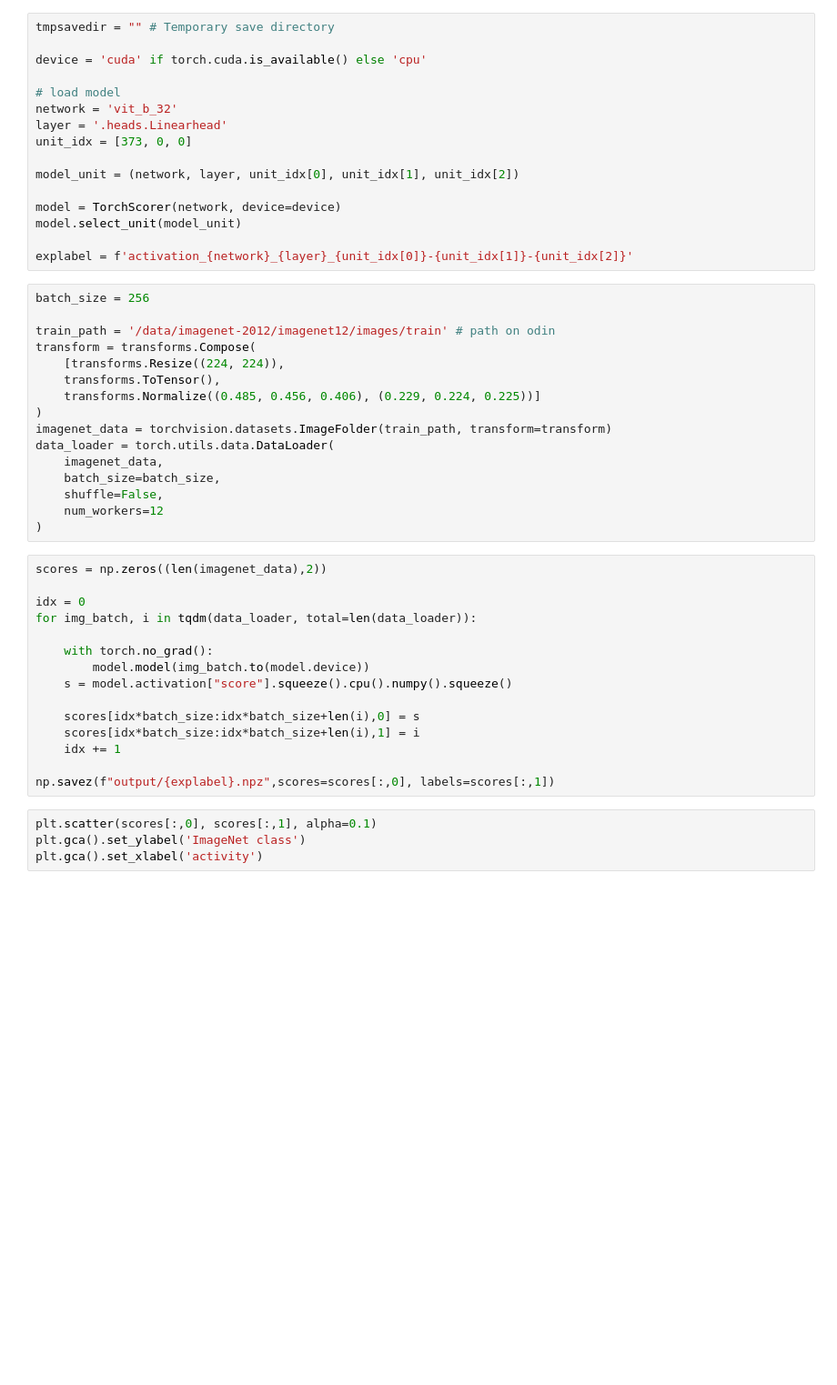
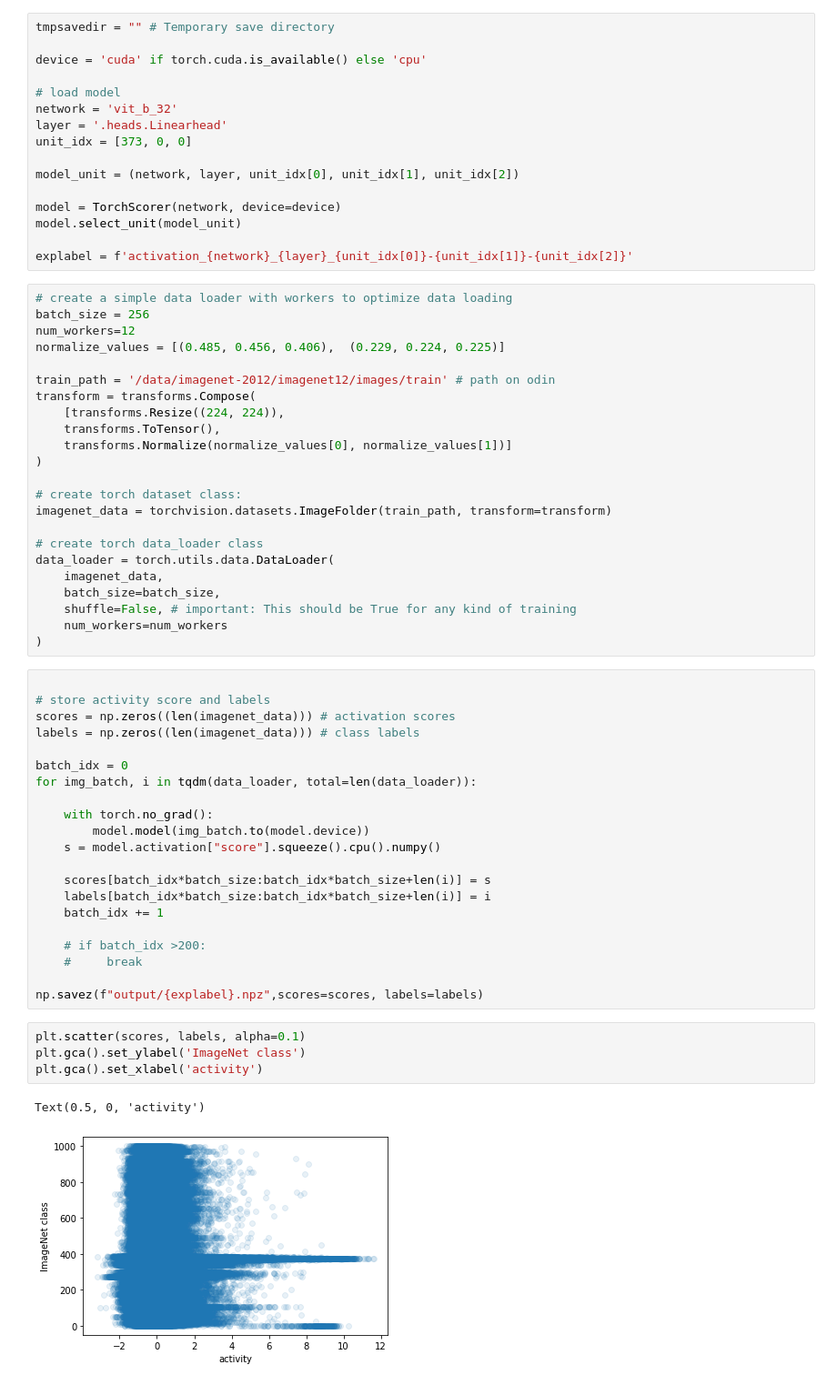
Before and after one commit to tillhartmann/ActMax-Optimizer-Dev, a Jupyter notebook: imagenet_activation.ipynb, the cells around one changed output. Shown: that part at 91% size. Drawn from its saved outputs; the diff is of its cells as text; blank space fills up the shorter version.

```diff
--- a/imagenet_activation.ipynb
+++ b/imagenet_activation.ipynb
@@ -32,38 +32,54 @@ model.select_unit(model_unit)
 
 explabel = f'activation_{network}_{layer}_{unit_idx[0]}-{unit_idx[1]}-{unit_idx[2]}'
 # %%
+# create a simple data loader with workers to optimize data loading
 batch_size = 256
+num_workers=12
+normalize_values = [(0.485, 0.456, 0.406),  (0.229, 0.224, 0.225)]
 
 train_path = '/data/imagenet-2012/imagenet12/images/train' # path on odin
 transform = transforms.Compose(
     [transforms.Resize((224, 224)),
     transforms.ToTensor(),
-    transforms.Normalize((0.485, 0.456, 0.406), (0.229, 0.224, 0.225))]
+    transforms.Normalize(normalize_values[0], normalize_values[1])]
 )
+
+# create torch dataset class:
 imagenet_data = torchvision.datasets.ImageFolder(train_path, transform=transform)
+
+# create torch data_loader class
 data_loader = torch.utils.data.DataLoader(
     imagenet_data,
     batch_size=batch_size,
-    shuffle=False,
-    num_workers=12
+    shuffle=False, # important: This should be True for any kind of training
+    num_workers=num_workers
 )
 # %%
-scores = np.zeros((len(imagenet_data),2))
 
-idx = 0
+# store activity score and labels
+scores = np.zeros((len(imagenet_data))) # activation scores
+labels = np.zeros((len(imagenet_data))) # class labels
+
+batch_idx = 0
 for img_batch, i in tqdm(data_loader, total=len(data_loader)):
 
     with torch.no_grad():
         model.model(img_batch.to(model.device))
-    s = model.activation["score"].squeeze().cpu().numpy().squeeze()
+    s = model.activation["score"].squeeze().cpu().numpy()
 
-    scores[idx*batch_size:idx*batch_size+len(i),0] = s
-    scores[idx*batch_size:idx*batch_size+len(i),1] = i
-    idx += 1
+    scores[batch_idx*batch_size:batch_idx*batch_size+len(i)] = s
+    labels[batch_idx*batch_size:batch_idx*batch_size+len(i)] = i
+    batch_idx += 1
 
-np.savez(f"output/{explabel}.npz",scores=scores[:,0], labels=scores[:,1])
+    # if batch_idx >200:
+    #     break
+
+np.savez(f"output/{explabel}.npz",scores=scores, labels=labels)
 # %%
-plt.scatter(scores[:,0], scores[:,1], alpha=0.1)
+plt.scatter(scores, labels, alpha=0.1)
 plt.gca().set_ylabel('ImageNet class')
 plt.gca().set_xlabel('activity')
+# %% [output]
+Text(0.5, 0, 'activity')
+[figure, added]
 # %%
```
Also changed, not shown: parts of 3 cells of this notebook.
